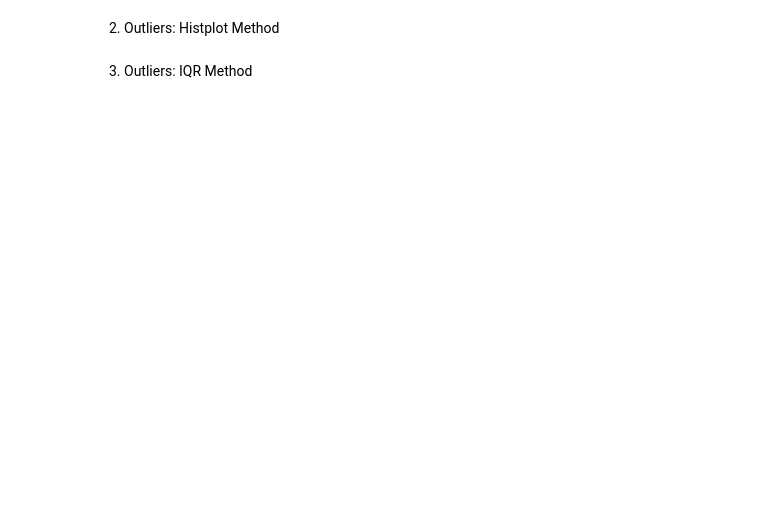
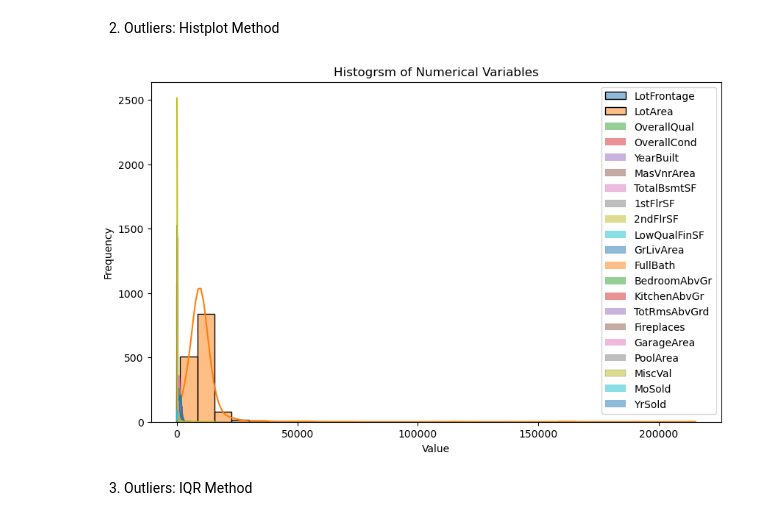
Before and after one commit to jparep/house-price-prediction, a Jupyter notebook: notebooks/house_price.ipynb, the cells around one changed output. Cells and saved outputs as stored; diff of their text form; code cells hidden in the pictures; blank space fills up the shorter version.

```diff
--- a/notebooks/house_price.ipynb
+++ b/notebooks/house_price.ipynb
@@ -226,13 +239,15 @@ plt.show()
 # %%
 # Visualize numerical variabels using histograms to check for distribution and outliers
 plt.figure(figsize=(10,6))
-for col in num_cols_filtered:
-    sns.histplot(df_num[col], kde=True, bins=30, alpha=0.5, label=col)
+for col in num_cols:
+    sns.histplot(df_X_trans[col], kde=True, bins=30, alpha=0.5, label=col)
 plt.legend()
 plt.title('Histogrsm of Numerical Variables')
 plt.xlabel('Value')
 plt.ylabel('Frequency')
 plt.show()
+# %% [output]
+[figure, added]
 # %% [markdown]
 3. Outliers: IQR Method
 # %%
```
Also changed, not shown: parts of 36 cells of this notebook, 2 other files.
